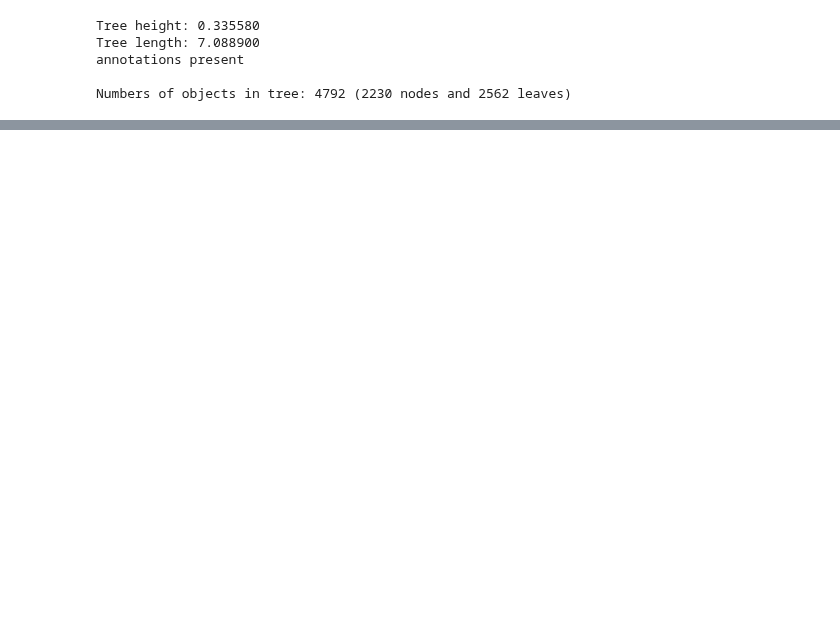
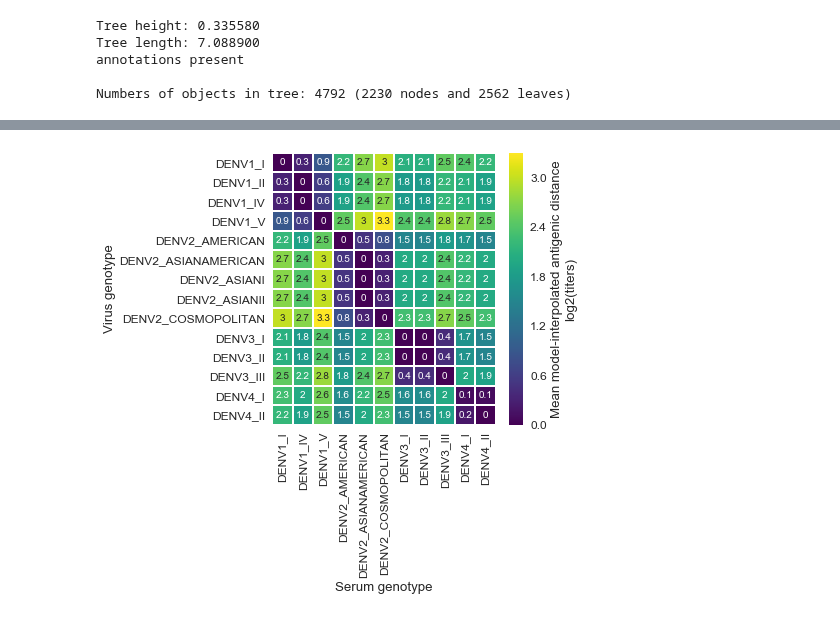
Before and after one commit to blab/dengue-antigenic-dynamics, a Jupyter notebook: figures/genetic-antigenic-distance.ipynb, the cells around one changed output, grey strips where cells are left out. Drawn from its saved outputs; the diff is of its cells as text; code cells hidden in the pictures; blank space fills up the shorter version.

```diff
--- a/figures/genetic-antigenic-distance.ipynb
+++ b/figures/genetic-antigenic-distance.ipynb
@@ -104,0 +117,15 @@ plt.show()
+# %%
+# def plot_genotype_Dij(df):
+
+fig, ax = plt.subplots(figsize=(5,5))
+gt_distances = distances.groupby(['virus_genotype', 'serum_genotype'])['antigenic'].agg('mean')
+gt_distances = gt_distances.reset_index().pivot(columns='serum_genotype', index='virus_genotype')
+gt_distances = pd.DataFrame({ k[1]: v for k,v in gt_distances.to_dict().items()}).round(1)
+ax = sns.heatmap(gt_distances, cmap=colors['cmap'], annot=True,annot_kws={'fontsize': 10},
+                 linewidths=1, cbar_kws={'label': 'Mean model-interpolated antigenic distance\nlog2(titers)'})
+ax.set_xlabel('Serum genotype')
+ax.set_ylabel('Virus genotype')
+
+plt.savefig(out_path+'genotype_dTiter_heatmap.png', dpi=300, bbox_inches='tight')
+# %% [output]
+[figure, added]
```
Also changed, not shown: parts of 4 cells of this notebook.
